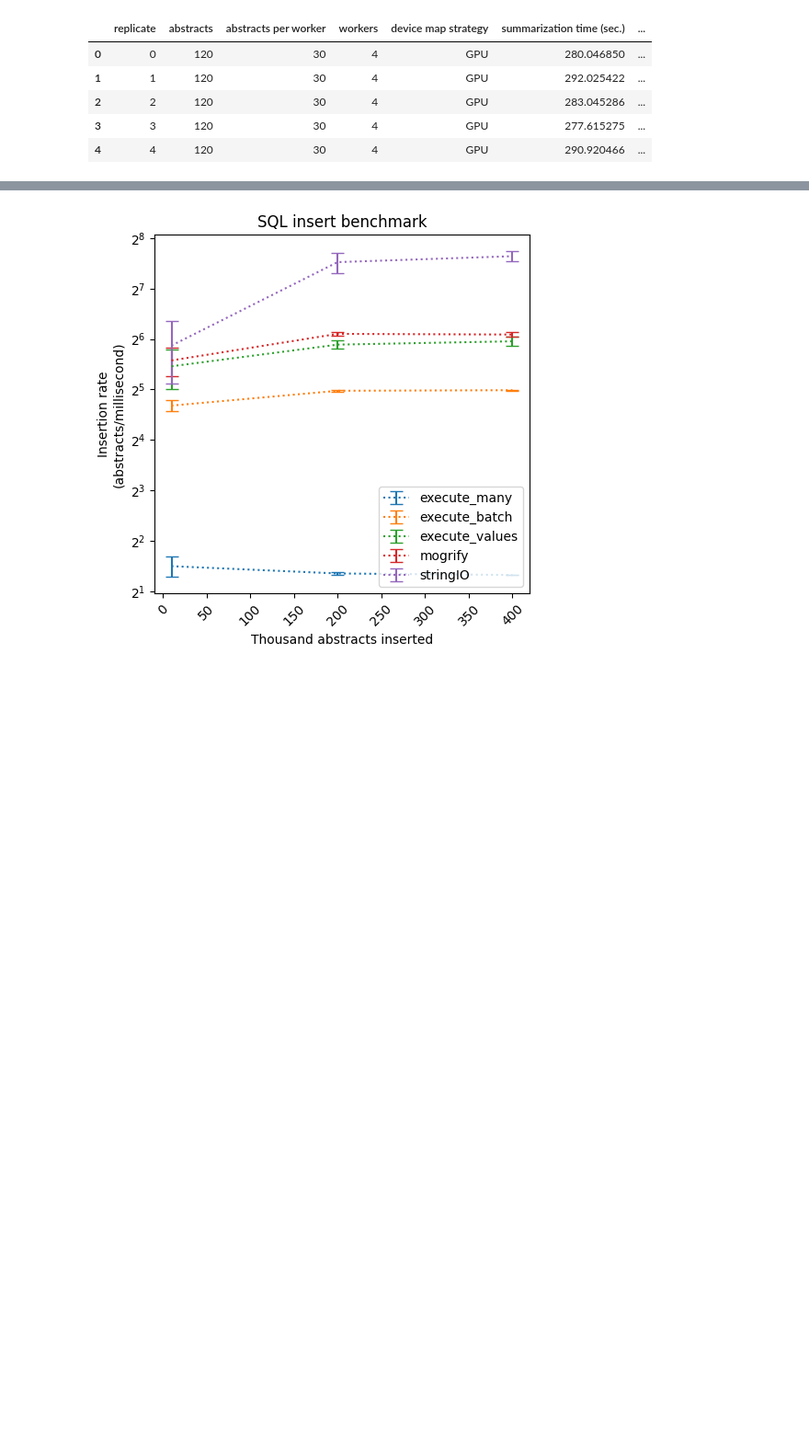
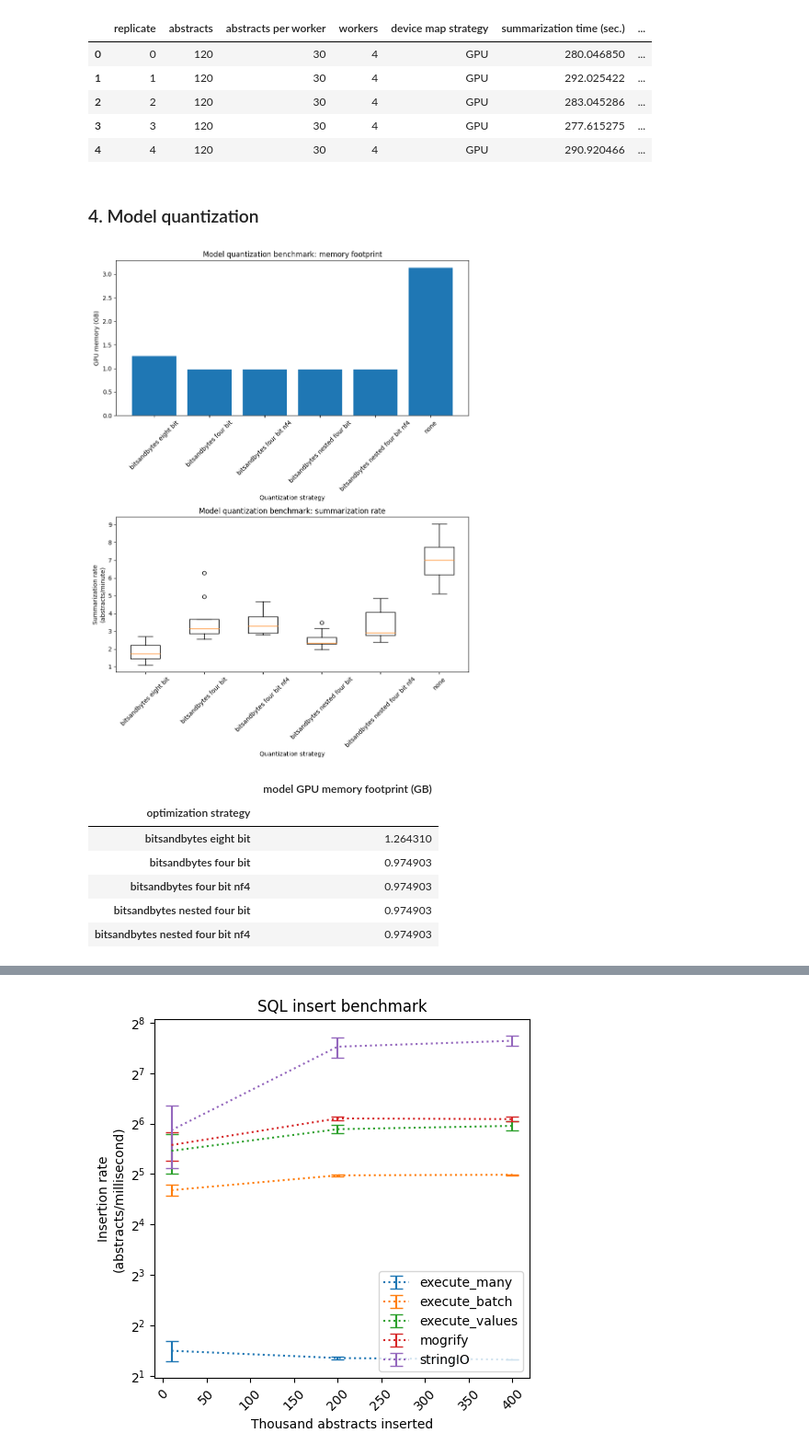
Before and after one commit to gperdrizet/PUBSUM, a Jupyter notebook: pubsum/notebooks/benchmarking_results.ipynb, the cells around one changed output, grey strips where cells are left out. Shown at 92% size. Cells and saved outputs as stored; diff of their text form; code cells hidden in the pictures; blank space fills up the shorter version.

Commit message:
Ran small scale test and dded plots for model quantization menchmark.

```diff
--- a/pubsum/notebooks/benchmarking_results.ipynb
+++ b/pubsum/notebooks/benchmarking_results.ipynb
@@ -122,3 +132,41 @@ data.head()
 | 2 | 2 | 120 | 30 | 4 | GPU | 283.045286 | ... |
 | 3 | 3 | 120 | 30 | 4 | GPU | 277.615275 | ... |
 | 4 | 4 | 120 | 30 | 4 | GPU | 290.920466 | ... |
+# %% [markdown]
+### 4. Model quantization
+# %%
+data = pd.read_csv('../benchmarks/huggingface_GPU_inference/results.csv')
+data['summarization rate (abstracts/min.)'] = data['summarization rate (abstracts/sec.)'] * 60
+data['model GPU memory footprint (GB)'] = data['model GPU memory footprint (bytes)'] / 10 ** 9
+
+fig, axs = plt.subplots(2, 1, figsize=(9, 12), tight_layout=True)
+
+mean_memory_data = data[['optimization strategy', 'model GPU memory footprint (GB)']].groupby('optimization strategy').mean()
+
+axs[0].set_title('Model quantization benchmark: memory footprint')
+axs[0].set_xlabel('Quantization strategy')
+axs[0].set_ylabel('GPU memory (GB)')
+axs[0].tick_params(axis='x', labelrotation=45)
+axs[0].bar(x=mean_memory_data.index, height=mean_memory_data['model GPU memory footprint (GB)'])
+
+rate_data = data[['abstract', 'optimization strategy', 'summarization rate (abstracts/min.)']]
+rate_data = data.pivot(index='abstract', columns='optimization strategy', values='summarization rate (abstracts/min.)')
+
+axs[1].set_title('Model quantization benchmark: summarization rate')
+axs[1].set_xlabel('Quantization strategy')
+axs[1].set_ylabel('Summarization rate\n(abstracts/minute)')
+axs[1].tick_params(axis='x', labelrotation=45)
+axs[1].boxplot(rate_data, labels=rate_data.columns)
+
+plt.show()
+
+mean_memory_data.head()
+# %% [output]
+[figure, added]
+|  | model GPU memory footprint (GB) |
+| optimization strategy |  |
+| bitsandbytes eight bit | 1.264310 |
+| bitsandbytes four bit | 0.974903 |
+| bitsandbytes four bit nf4 | 0.974903 |
+| bitsandbytes nested four bit | 0.974903 |
+| bitsandbytes nested four bit nf4 | 0.974903 |
```
Also changed, not shown: parts of 3 cells of this notebook, 3 other files.
